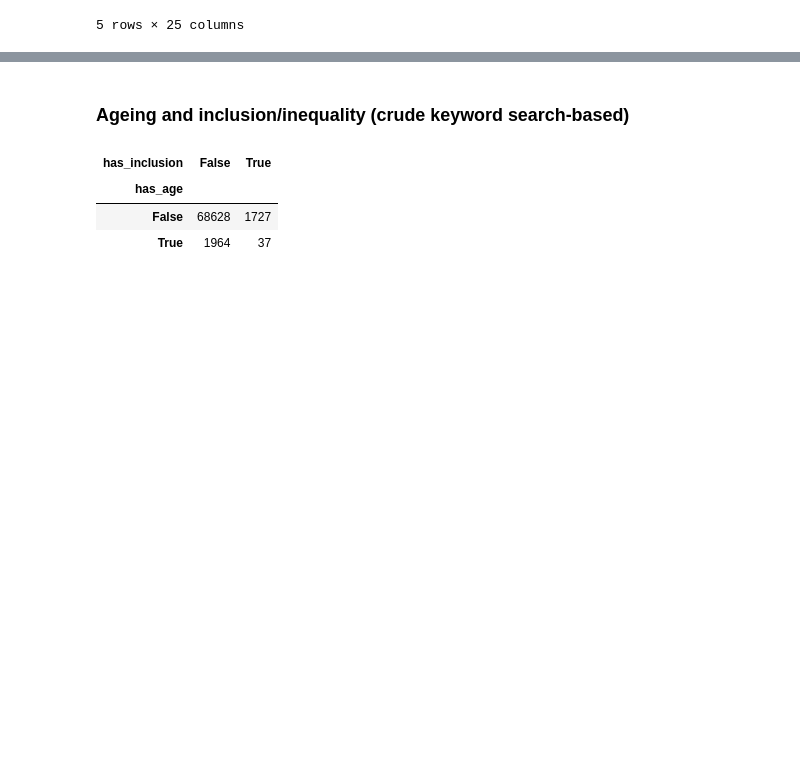
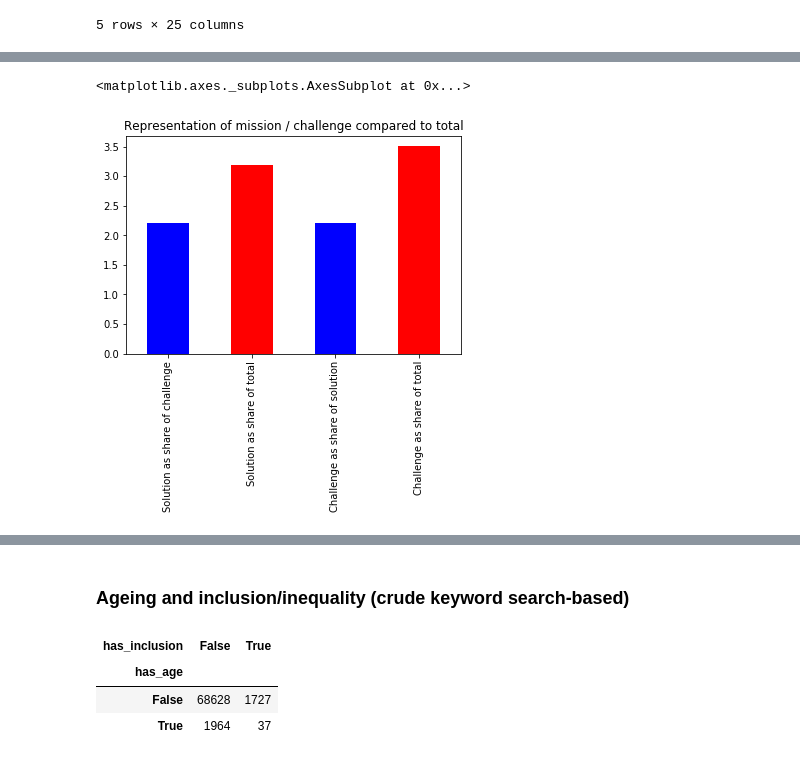
Before and after one commit to Juan-Mateos/eurito_mission, a Jupyter notebook: notebooks/03_jmg_mission_field_analysis.ipynb, the cells around one changed output, grey strips where cells are left out. Drawn from its saved outputs; the diff is of its cells as text; code cells hidden in the pictures; blank space fills up the shorter version.

```diff
--- a/notebooks/03_jmg_mission_field_analysis.ipynb
+++ b/notebooks/03_jmg_mission_field_analysis.ipynb
@@ -334,0 +369,16 @@ projects.loc[(projects['has_ai']>0) & (projects['has_chronic']>0)].head()
+# %%
+#What's the size of the potential and effective mission field?
+
+#This means potential mission field dataframe
+pmf_df = projects.loc[(projects.has_ai==True)|(projects.has_chronic==True),:]
+
+#Active mission field
+amf_df = projects.loc[(projects.has_ai==True)&(projects.has_chronic==True),:]
+
+#Solution mission field
+smf_df = projects.loc[(projects.has_ai==True),:]
+
+#Challenge mission field
+cmf_df = projects.loc[(projects.has_chronic==True),:]
+
+print(len(pmf_df), len(amf_df), len(smf_df),len(cmf_df))
@@ -334,0 +410,11 @@ projects.loc[(projects['has_ai']>0) & (projects['has_chronic']>0)].head()
+# %%
+# Are our hypothesis above correct?
+
+comp= pd.Series([100*len(amf_df)/len(cmf_df),100*len(smf_df)/len(projects),
+                 100*len(amf_df)/len(cmf_df),100*len(cmf_df)/len(projects)],
+               index=['Solution as share of challenge','Solution as share of total',
+                     'Challenge as share of solution','Challenge as share of total'])
+comp.plot.bar(color=['blue','red','blue','red'],title='Representation of mission / challenge compared to total')
+# %% [output]
+<matplotlib.axes._subplots.AxesSubplot at 0x...>
+[figure, added]
```
Also changed, not shown: parts of 47 cells of this notebook, 1 other file.
